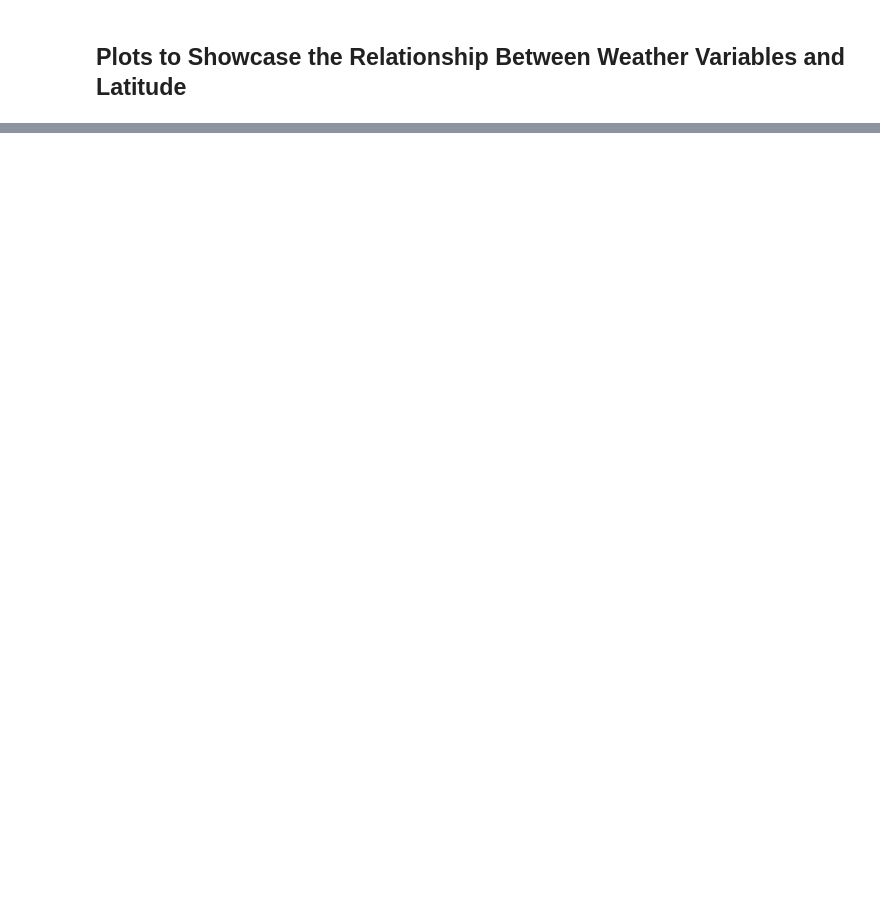
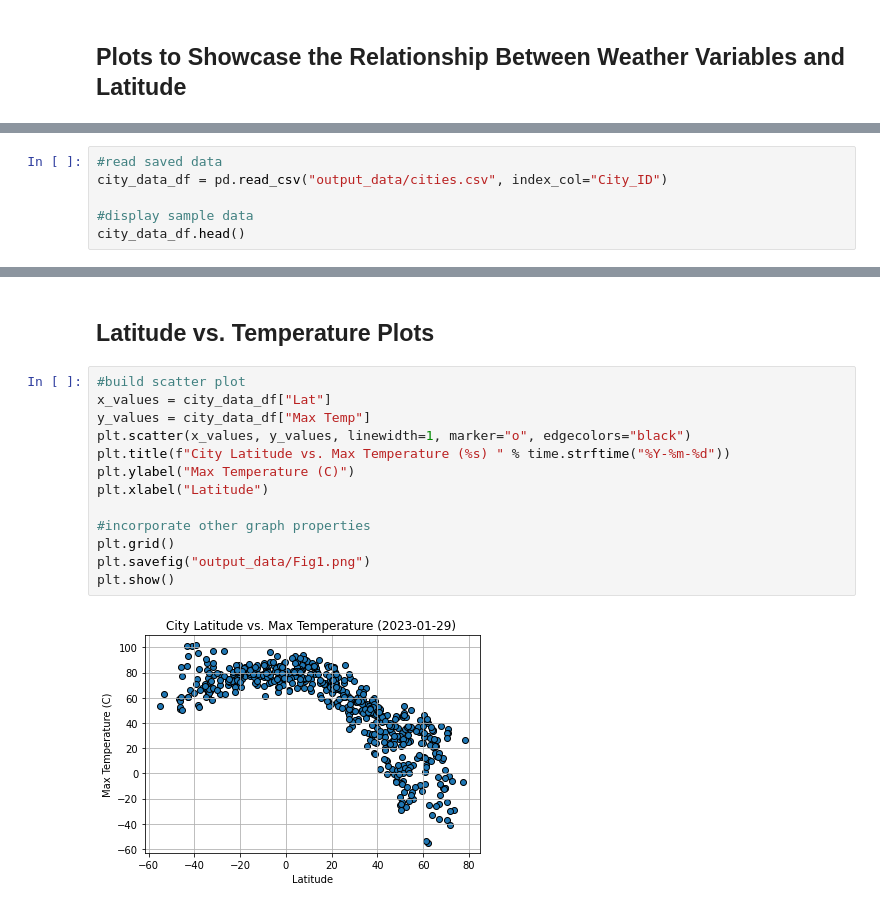
Before and after one commit to latoyawenzinger/Python-API-Challenge, a Jupyter notebook: WeatherPy/WeatherPy.ipynb, the cells around one changed output, grey strips where cells are left out. Saved outputs shown, nothing was run; the diff lists cells and outputs as text; blank space fills up the shorter version.

```diff
--- a/WeatherPy/WeatherPy.ipynb
+++ b/WeatherPy/WeatherPy.ipynb
@@ -158,0 +162,6 @@ city_data_df.head()
+# %%
+#read saved data
+city_data_df = pd.read_csv("output_data/cities.csv", index_col="City_ID")
+
+#display sample data
+city_data_df.head()
@@ -158,0 +176,17 @@ city_data_df.head()
+# %% [markdown]
+## Latitude vs. Temperature Plots
+# %%
+#build scatter plot
+x_values = city_data_df["Lat"]
+y_values = city_data_df["Max Temp"]
+plt.scatter(x_values, y_values, linewidth=1, marker="o", edgecolors="black")
+plt.title(f"City Latitude vs. Max Temperature (%s) " % time.strftime("%Y-%m-%d"))
+plt.ylabel("Max Temperature (C)")
+plt.xlabel("Latitude")
+
+#incorporate other graph properties
+plt.grid()
+plt.savefig("output_data/Fig1.png")
+plt.show()
+# %% [output]
+[figure, added]
```
Also changed, not shown: parts of 20 cells of this notebook, 5 other files.
